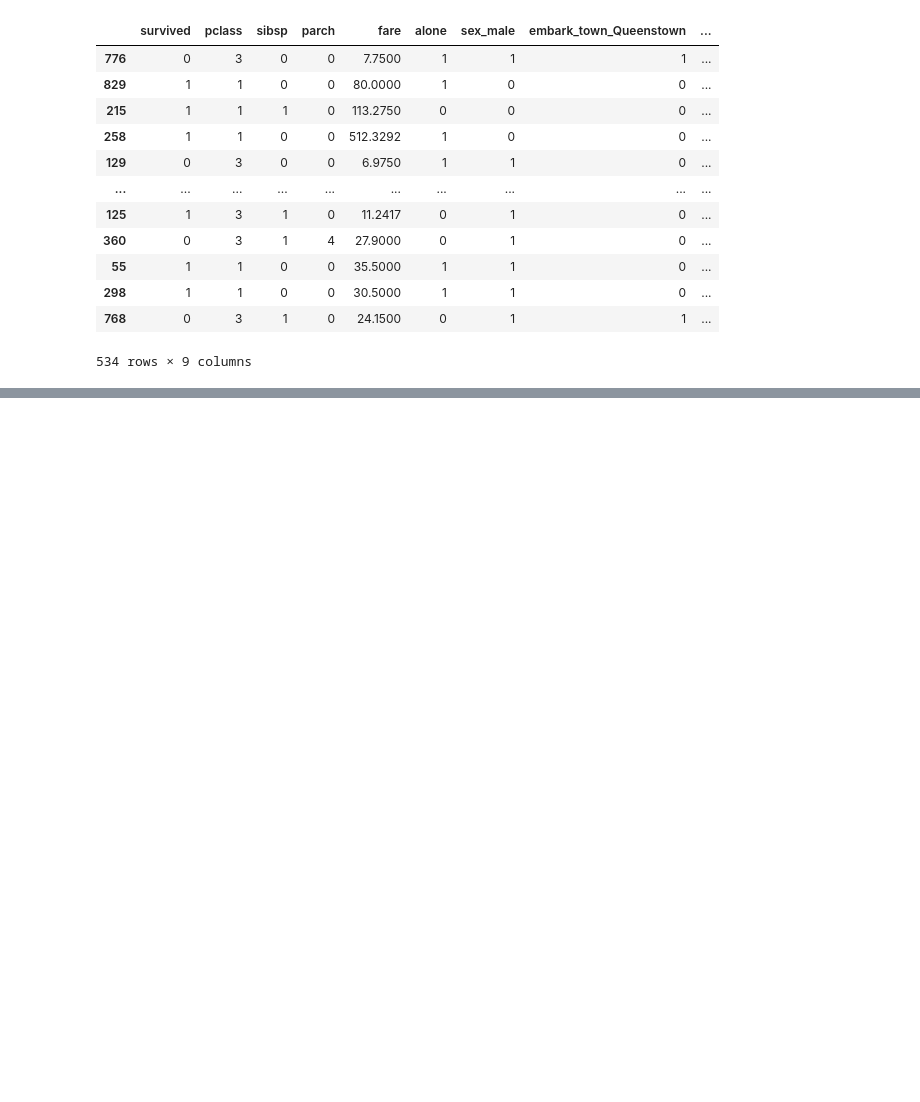
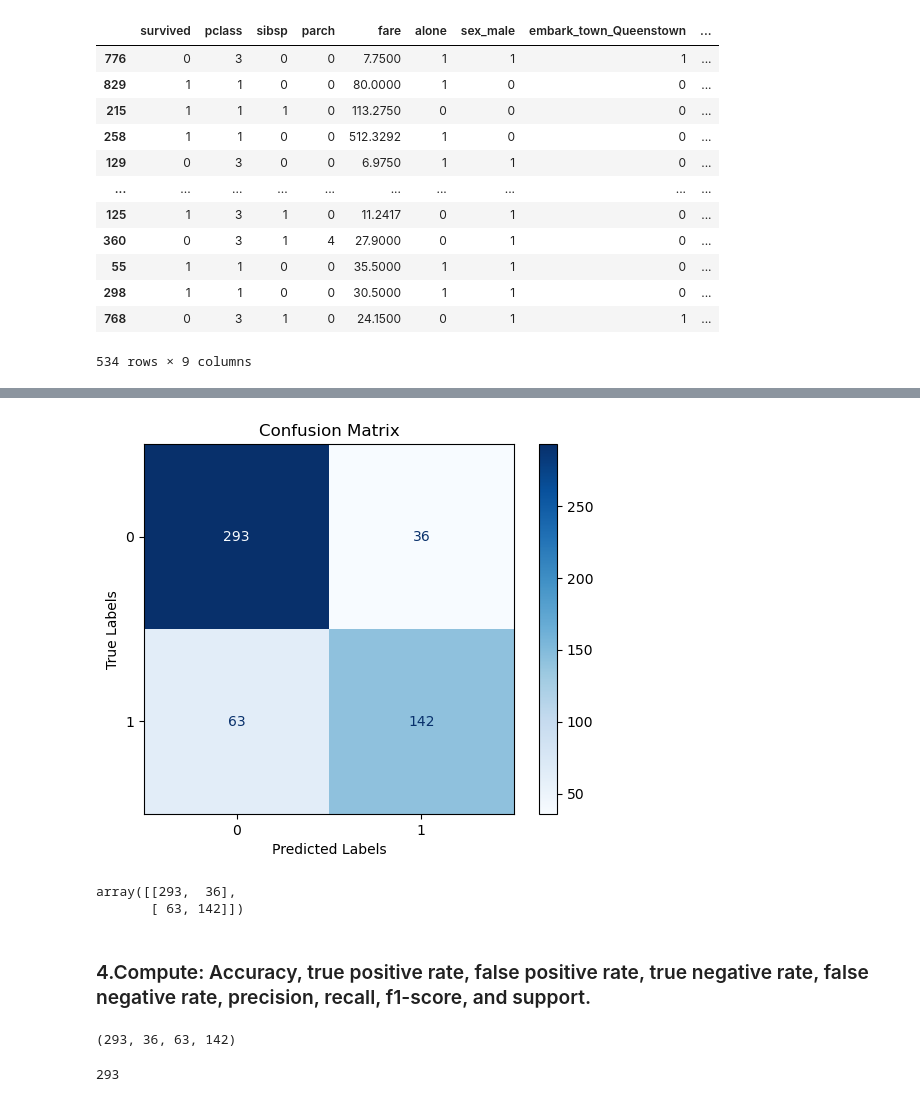
Before and after one commit to Luis-Martinez1/classification-exercises, a Jupyter notebook: decision_tree.ipynb, the cells around one changed output, grey strips where cells are left out. Drawn from its saved outputs; the diff is of its cells as text; code cells hidden in the pictures; blank space fills up the shorter version.

```diff
--- a/decision_tree.ipynb
+++ b/decision_tree.ipynb
@@ -391,0 +169,4 @@ accuracy_score(y_val_pred.y_true, y_val_pred.dt_one)
+# %%
+# Use the model
+# Evaluate the model's performance on train, first
+y_predictions = clf.predict(X_train)
@@ -391,0 +228,33 @@ accuracy_score(y_val_pred.y_true, y_val_pred.dt_one)
+# %%
+# print confusion matrix
+from sklearn.metrics import confusion_matrix, ConfusionMatrixDisplay
+import matplotlib.pyplot as plt
+
+# y_train contains the true labels and y_predictions contains the predicted labels
+cm = confusion_matrix(y_train, y_predictions)
+display_labels = ['0', '1']
+
+# Create a ConfusionMatrixDisplay object
+confusion_matrix_display = ConfusionMatrixDisplay(confusion_matrix=cm, display_labels=display_labels)
+
+# Set the colormap and plot the confusion matrix
+confusion_matrix_display.plot(cmap=plt.cm.Blues)
+
+# Add title and axis labels
+plt.title("Confusion Matrix")
+plt.xlabel("Predicted Labels")
+plt.ylabel("True Labels")
+
+# Show the plot
+plt.show()
+# %% [output]
+[figure, added]
+# %%
+# confusion matrix
+
+confusion_matrix(y_train, y_predictions)
+# %% [output]
+array([[293,  36],
+       [ 63, 142]])
+# %% [markdown]
+### 4.Compute: Accuracy, true positive rate, false positive rate, true negative rate, false negative rate, precision, recall, f1-score, and support.
@@ -391,0 +288,10 @@ accuracy_score(y_val_pred.y_true, y_val_pred.dt_one)
+# %%
+confu = confusion_matrix(y_train,clf.predict(X_train))
+TN, FP, FN, TP = confu.ravel()
+TN, FP, FN, TP
+# %% [output]
+(293, 36, 63, 142)
+# %%
+TN
+# %% [output]
+293
```
Also changed, not shown: parts of 92 cells of this notebook.
